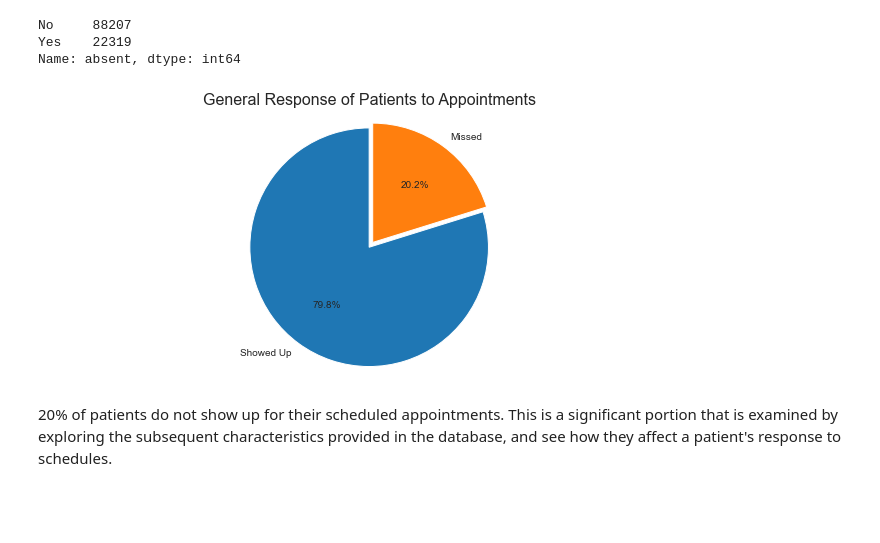
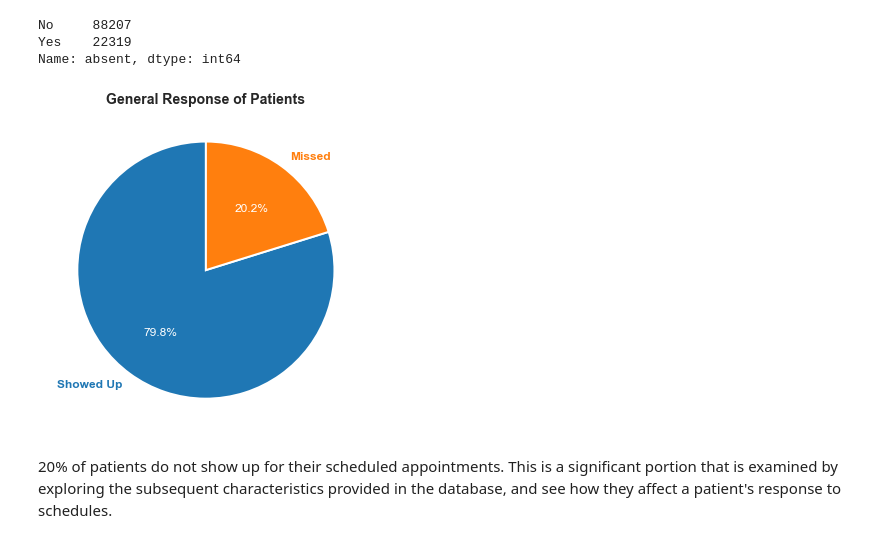
Before and after one commit to augustineomo/no_show_appointments, a Jupyter notebook: investigate_a_dataset.ipynb, the cells around one changed output. Saved outputs shown, nothing was run; the diff lists cells and outputs as text; code cells hidden in the pictures; blank space fills up the shorter version.

```diff
--- a/investigate_a_dataset.ipynb
+++ b/investigate_a_dataset.ipynb
@@ -236,13 +260,24 @@ response_count
 No     88207
 Yes    22319
 Name: absent, dtype: int64
-# %%
-plt.pie(response_count, labels = ['Showed Up', 'Missed'], startangle = 90, explode=(0, .05), autopct = '%1.1f%%');
-plt.axis('equal')
-plt.title('General Response of Patients to Appointments', size = 16)
-plt.subplots_adjust(bottom=0, top=0.93, left=0.0, right=1.5);
-# %% [output]
-[figure, removed]
+# %%
+fig, ax = plt.subplots(figsize = (5, 5))
+# Capture each of the return elements.
+patches, texts, pcts = ax.pie(
+    response_count, labels = ['Showed Up', 'Missed'], autopct = '%.1f%%',
+    wedgeprops = {'linewidth': 2.0, 'edgecolor': 'white'},
+    textprops = {'size': 'large'},
+    startangle = 90)
+# For each wedge, set the corresponding text label color to the wedge's
+# face color.
+for i, patch in enumerate(patches):
+  texts[i].set_color(patch.get_facecolor())
+plt.setp(pcts, color = 'white')
+plt.setp(texts, fontweight = 600)
+ax.set_title('General Response of Patients', fontsize = 14, weight = 'bold')
+plt.tight_layout()
+# %% [output]
+[figure, added]
 # %% [markdown]
 20% of patients do not show up for their scheduled appointments. This is a significant portion that is examined by exploring the subsequent characteristics provided in the database, and see how they affect a patient's response to schedules.
 # %% [markdown]
```
Also changed, not shown: parts of 10 cells of this notebook.
